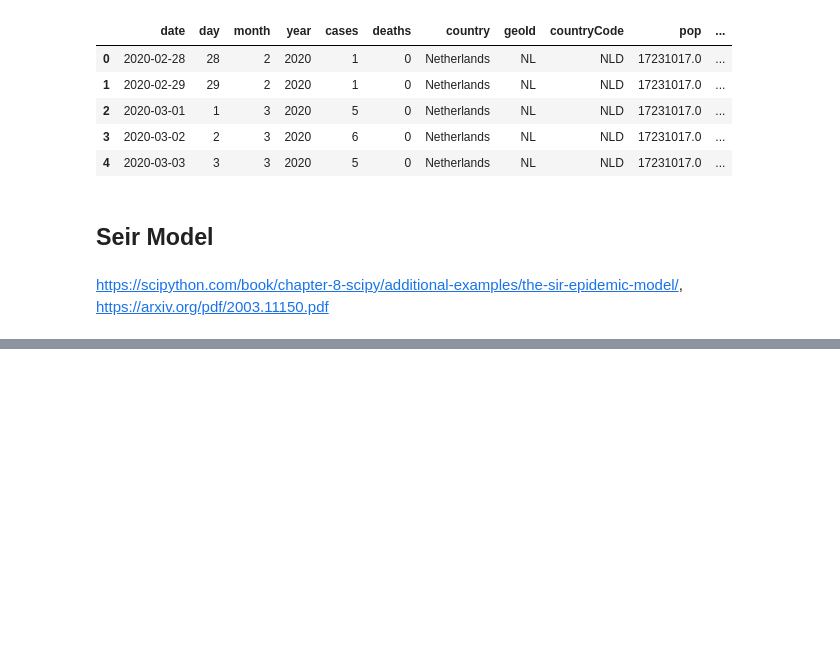
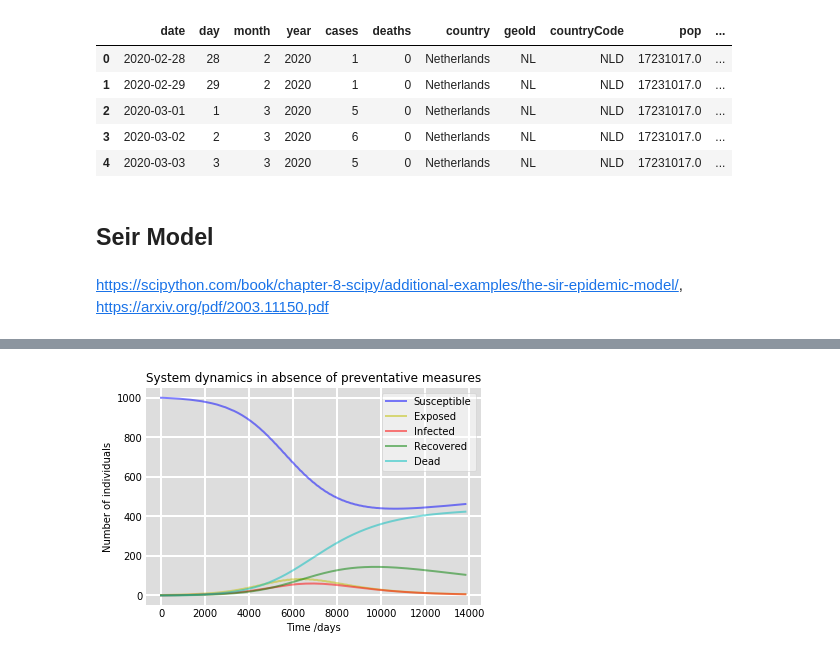
Before and after one commit to mihaighidoveanu/covid19, a Jupyter notebook: SEIRModel.ipynb, the cells around one changed output, grey strips where cells are left out. Drawn from its saved outputs; the diff is of its cells as text; code cells hidden in the pictures; blank space fills up the shorter version.

```diff
--- a/SEIRModel.ipynb
+++ b/SEIRModel.ipynb
@@ -107,3 +116,26 @@ R0 = D0 = 0
 E0 = 2
 S0 = N - I0 - R0 - E0 - D0
 y0 = S0, E0, I0, R0, D0
+# %%
+def deriv(y, t, N, betaArr, mobility, delta, d, g, q, gammaR, gammaD):
+    S, E, I, R, D = y
+    dSdt = dEdt = dIdt = 0
+#     for i in range(8):
+#         dSdt = dSdt + (-betaArr[i]*S * mobility[:,i][0] *(I*mobility[:,i][2]-q*E * mobility[:,i][1])/N + d*E * mobility[:,i][1] + g*I * mobility[:,i][2])
+#         dEdt = dEdt + (betaArr[i]*S * mobility[:,i][0]*(I*mobility[:,i][2]-q*E*mobility[:,i][1])/N - (delta + d)*E* mobility[:,i][1])
+#         dIdt = dIdt + (delta*E *mobility[:,i][1] - (gammaR + gammaD)*I* mobility[:,i][2])
+
+    for i in range(8):
+        dSdt = dSdt + ((-betaArr[i]*S * mobility[:,i][0] *(I*mobility[:,i][2]+q*E * mobility[:,i][1])/N) + d*E*mobility[:,i][1] + g*R*mobility[:,i][3])
+        dEdt = dEdt + (betaArr[i]*S * mobility[:,i][0]*(I*mobility[:,i][2]+q*E*mobility[:,i][1])/N - (delta + d)*E* mobility[:,i][1])
+        dIdt = dIdt + (delta*E *mobility[:,i][1] - (gammaR + gammaD)*I* mobility[:,i][2])
+
+#     dSdt = -beta*S*(I-q*E)/N + d*E + g*R
+#     dEdt = beta*S*(I-q*E)/N - (delta + d)*E
+#     dIdt = delta*E - (gammaR + gammaD)*I
+#     print(dSdt, dEdt, dIdt)
+
+#     dSdt += g*R
+    dRdt = gammaR * I - g*R
+    dDdt = gammaD*I
+    return dSdt, dEdt, dIdt, dRdt, dDdt
@@ -109,0 +194,24 @@ y0 = S0, E0, I0, R0, D0
+# %%
+x = np.linspace(0, len(S), len(S))
+fig = plt.figure(facecolor='w')
+ax = fig.add_subplot(111, facecolor='#dddddd', axisbelow=True)
+ax.plot(x, np.asarray(S), 'b', alpha=0.5, lw=2, label='Susceptible')
+ax.plot(x, E, 'y', alpha=0.5, lw=2, label='Exposed')
+ax.plot(x, I, 'r', alpha=0.5, lw=2, label='Infected')
+ax.plot(x, R, 'g', alpha=0.5, lw=2, label='Recovered')
+ax.plot(x, D, 'c', alpha=0.5, lw=2, label='Dead')
+
+ax.set_xlabel('Time /days')
+ax.set_ylabel('Number of individuals')
+ax.set_title('System dynamics in absence of preventative measures')
+# ax.set_ylim(0,1.2)
+ax.yaxis.set_tick_params(length=0)
+ax.xaxis.set_tick_params(length=0)
+ax.grid(b=True, which='major', c='w', lw=2, ls='-')
+legend = ax.legend()
+legend.get_frame().set_alpha(0.5)
+for spine in ('top', 'right', 'bottom', 'left'):
+    ax.spines[spine].set_visible(False)
+plt.show()
+# %% [output]
+[figure, added]
```
Also changed, not shown: parts of 17 cells of this notebook.
